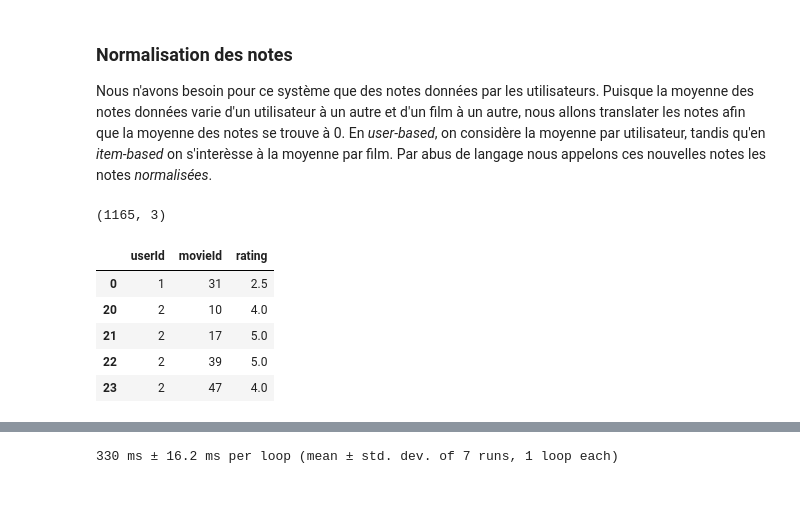
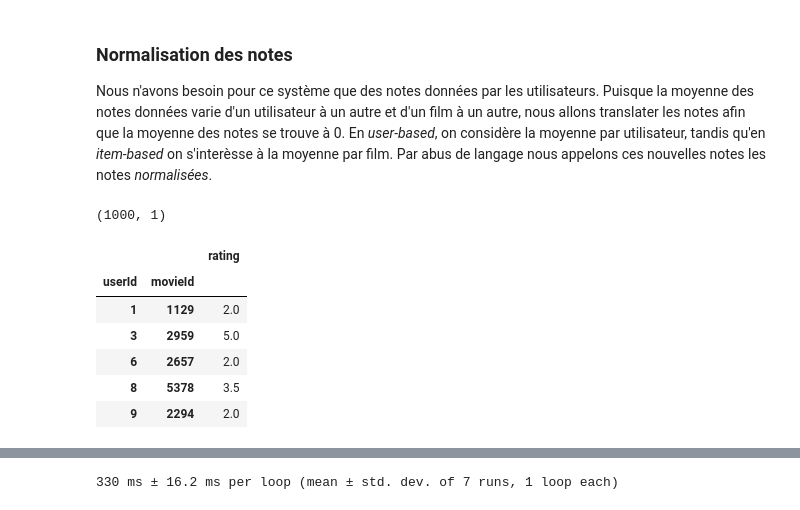
Before and after one commit to AnitaDurr/MovieRecommandation, a Jupyter notebook: MovieNotebook-Copy1.ipynb, the cells around one changed output, grey strips where cells are left out. Drawn from its saved outputs; the diff is of its cells as text; code cells hidden in the pictures.

```diff
--- a/MovieNotebook-Copy1.ipynb
+++ b/MovieNotebook-Copy1.ipynb
@@ -276,18 +276,21 @@ Nous n'avons besoin pour ce système que des notes données par les utilisateurs
 # %%
 # test si plus efficace
 # _ mean une dataframe, et donc récuper la note moyenne avec un loc
 # _ mean un numpy matrice, avec une liste donnant l'équivalent entre id et indice
 
-dfr = ratings.drop(columns=['timestamp']).loc[(ratings['userId'] <= 50) & (ratings['movieId'] <= 500)]
+dfr = ratings.drop(columns=['timestamp']).sample(1000)
 base ='user'
 ptype, otype = ('userId', 'movieId') if base == 'user' else ('movieId', 'userId')
+dfr.set_index([ptype, otype], inplace=True)
 print(dfr.shape)
+dfr.sort_index(inplace=True)
 dfr.head()
 # %% [output]
-(1165, 3)
+(1000, 1)
-|  | userId | movieId | rating |
-| 0 | 1 | 31 | 2.5 |
-| 20 | 2 | 10 | 4.0 |
-| 21 | 2 | 17 | 5.0 |
-| 22 | 2 | 39 | 5.0 |
-| 23 | 2 | 47 | 4.0 |
+|  |  | rating |
+| userId | movieId |  |
+| 1 | 1129 | 2.0 |
+| 3 | 2959 | 5.0 |
+| 6 | 2657 | 2.0 |
+| 8 | 5378 | 3.5 |
+| 9 | 2294 | 2.0 |
```
Also changed, not shown: parts of 8 cells of this notebook.
